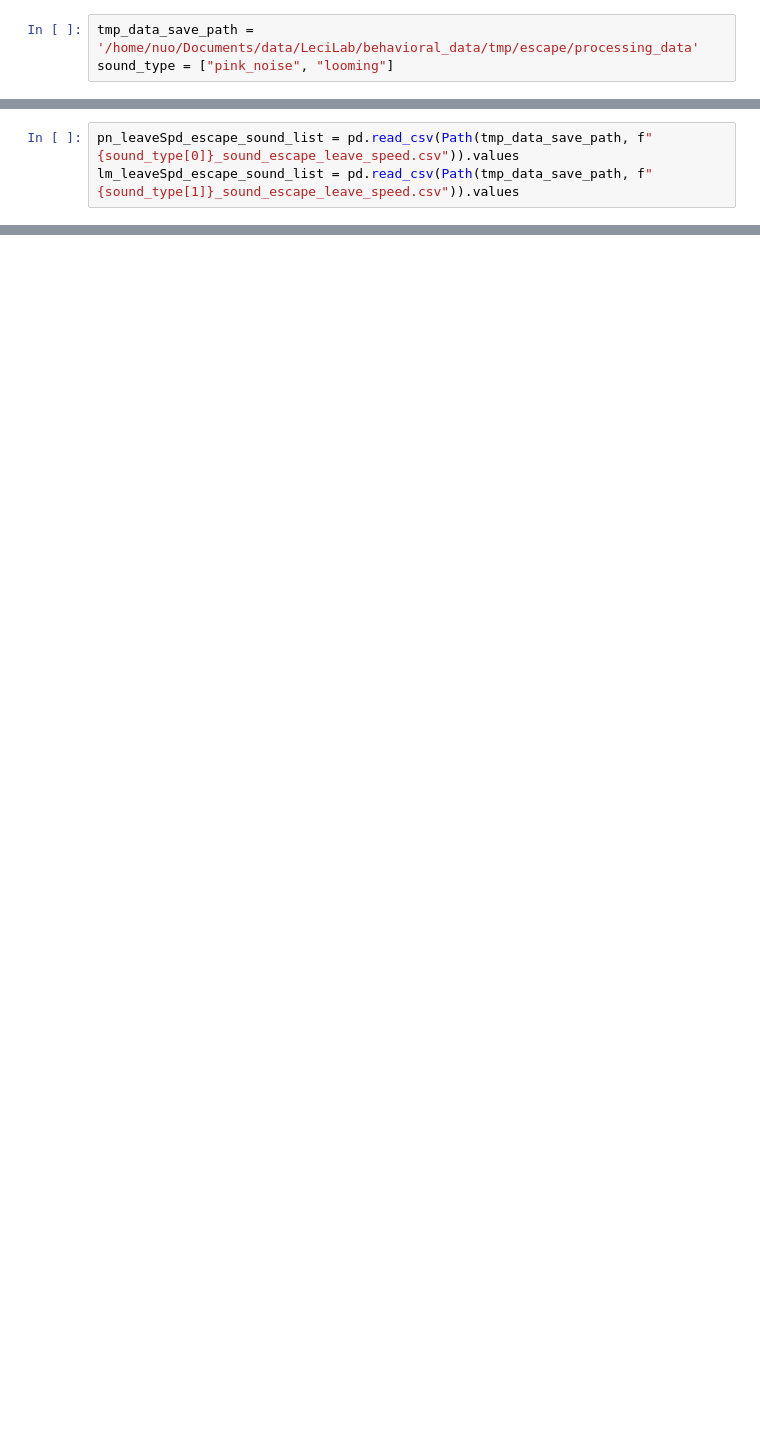
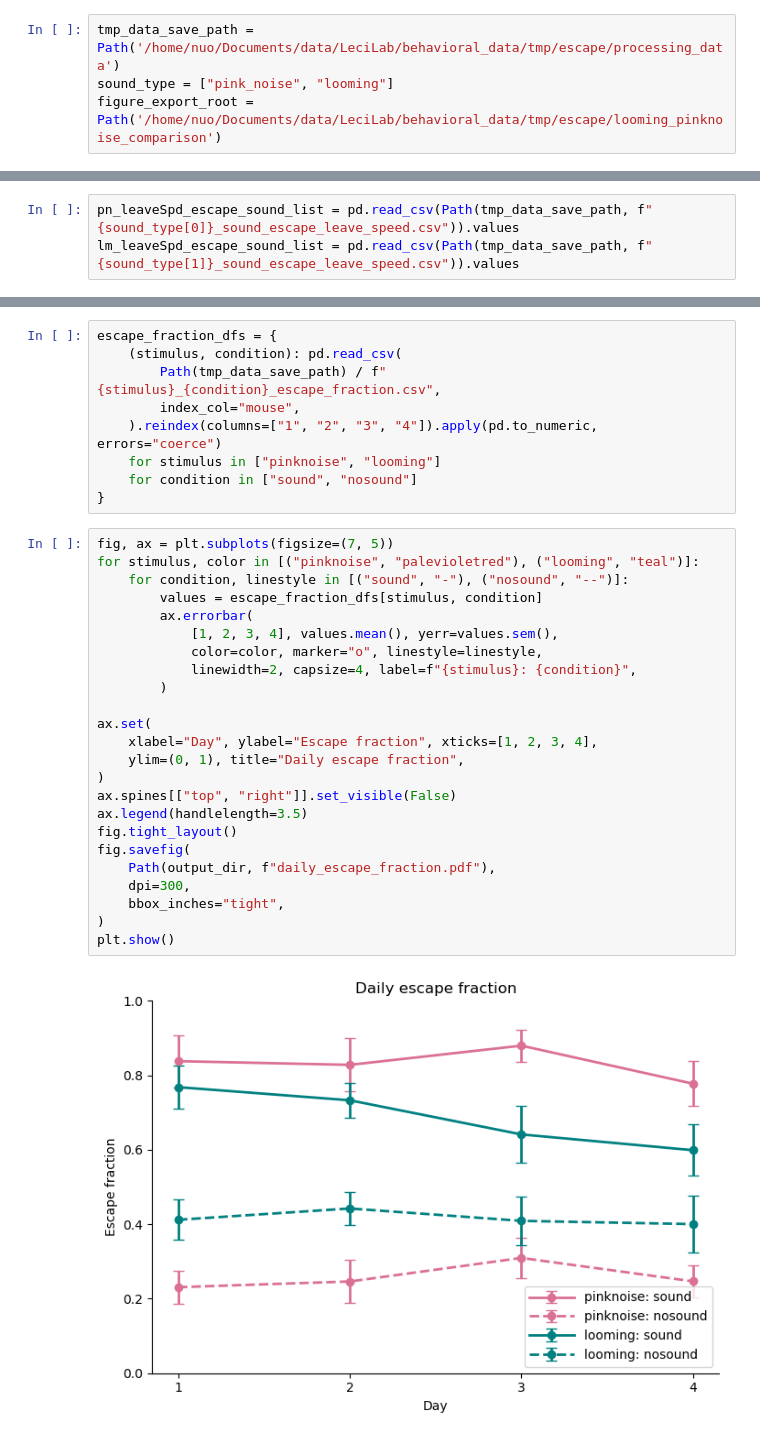
Before and after one commit to LearningCircuitsLab/nuo_analysis_test, a Jupyter notebook: escape_notebook/looming_pinkNoise_plot.ipynb, the cells around one changed output, grey strips where cells are left out. Saved outputs shown, nothing was run; the diff lists cells and outputs as text; blank space fills up the shorter version.

Commit message:
refine escape pinknoise looming plots

```diff
--- a/escape_notebook/looming_pinkNoise_plot.ipynb
+++ b/escape_notebook/looming_pinkNoise_plot.ipynb
@@ -10,5 +10,6 @@ import seaborn as sns
 from pathlib import Path
 from scipy.stats import mannwhitneyu
 # %%
-tmp_data_save_path = '/home/nuo/Documents/data/LeciLab/behavioral_data/tmp/escape/processing_data'
+tmp_data_save_path = Path('/home/nuo/Documents/data/LeciLab/behavioral_data/tmp/escape/processing_data')
 sound_type = ["pink_noise", "looming"]
+figure_export_root = Path('/home/nuo/Documents/data/LeciLab/behavioral_data/tmp/escape/looming_pinknoise_comparison')
@@ -74,0 +129,35 @@ plt.show()
+# %%
+escape_fraction_dfs = {
+    (stimulus, condition): pd.read_csv(
+        Path(tmp_data_save_path) / f"{stimulus}_{condition}_escape_fraction.csv",
+        index_col="mouse",
+    ).reindex(columns=["1", "2", "3", "4"]).apply(pd.to_numeric, errors="coerce")
+    for stimulus in ["pinknoise", "looming"]
+    for condition in ["sound", "nosound"]
+}
+# %%
+fig, ax = plt.subplots(figsize=(7, 5))
+for stimulus, color in [("pinknoise", "palevioletred"), ("looming", "teal")]:
+    for condition, linestyle in [("sound", "-"), ("nosound", "--")]:
+        values = escape_fraction_dfs[stimulus, condition]
+        ax.errorbar(
+            [1, 2, 3, 4], values.mean(), yerr=values.sem(),
+            color=color, marker="o", linestyle=linestyle,
+            linewidth=2, capsize=4, label=f"{stimulus}: {condition}",
+        )
+
+ax.set(
+    xlabel="Day", ylabel="Escape fraction", xticks=[1, 2, 3, 4],
+    ylim=(0, 1), title="Daily escape fraction",
+)
+ax.spines[["top", "right"]].set_visible(False)
+ax.legend(handlelength=3.5)
+fig.tight_layout()
+fig.savefig(
+    Path(output_dir, f"daily_escape_fraction.pdf"),
+    dpi=300,
+    bbox_inches="tight",
+)
+plt.show()
+# %% [output]
+[figure, added]
```
Also changed, not shown: parts of 3 cells of this notebook, 5 other files.
